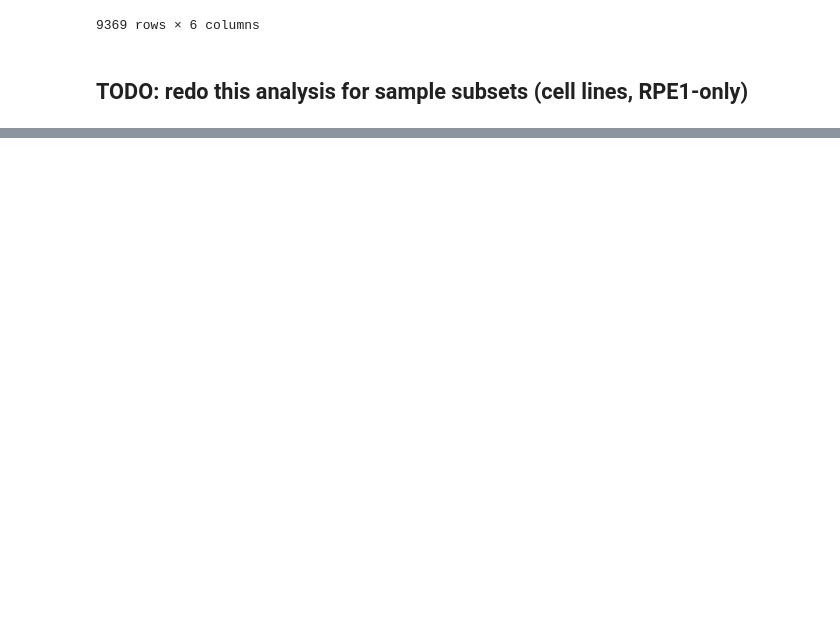
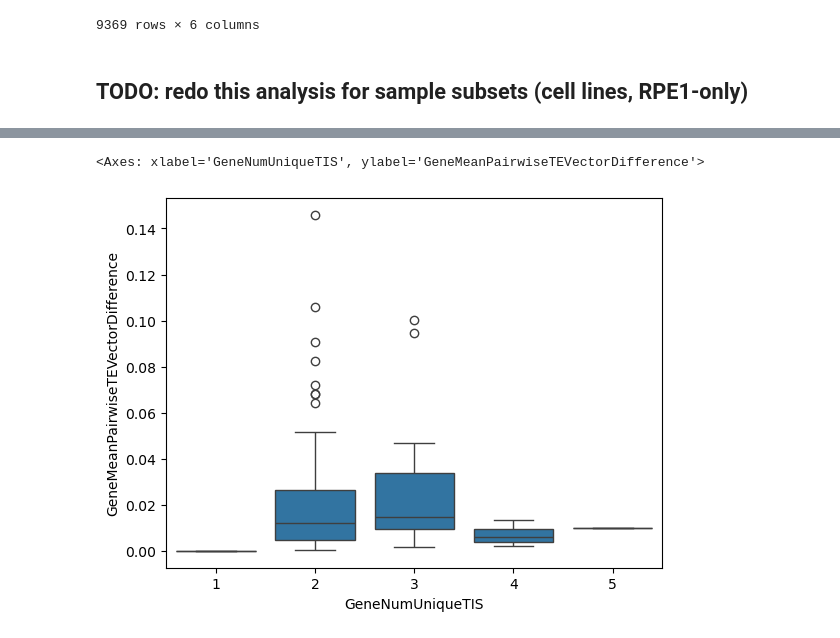
Before and after one commit to cheeseman-lab/coTISja, a Jupyter notebook: src/notebooks/sample_comparison.ipynb, the cells around one changed output, grey strips where cells are left out. Saved outputs shown, nothing was run; the diff lists cells and outputs as text; code cells hidden in the pictures; blank space fills up the shorter version.

```diff
--- a/src/notebooks/sample_comparison.ipynb
+++ b/src/notebooks/sample_comparison.ipynb
@@ -1737,0 +1824,8 @@ summarize_vector_differences(gene_to_tis_vector, gene_to_distance_matrix, group_
+# %%
+sns.boxplot(
+    rpe1_gene_tis_vector_summary[rpe1_gene_tis_vector_summary['GeneNumSamplesWithAllTIS'] >= 3],
+    x='GeneNumUniqueTIS', y='GeneMeanPairwiseTEVectorDifference'
+)
+# %% [output]
+<Axes: xlabel='GeneNumUniqueTIS', ylabel='GeneMeanPairwiseTEVectorDifference'>
+[figure, added]
```
Also changed, not shown: parts of 48 cells of this notebook, 1 other file.
